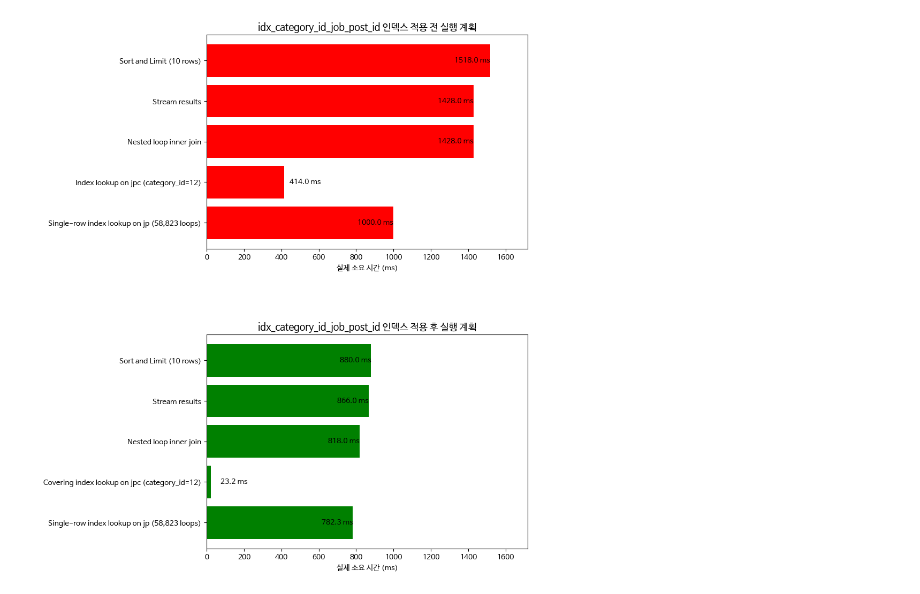
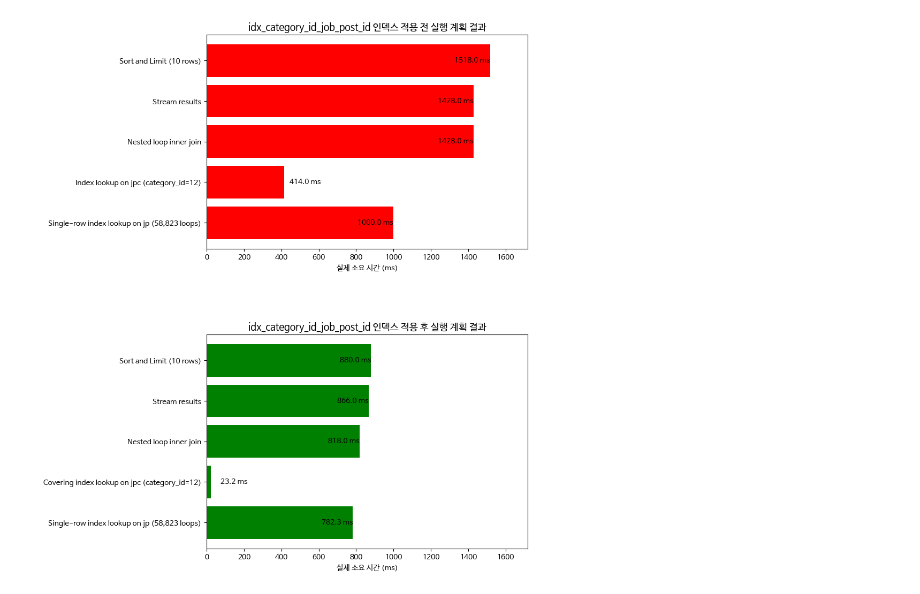
Before and after one commit to itonse/google-colab-archive, a Jupyter notebook: goohaeyou_index.ipynb, the cells around one changed output. Saved outputs shown, nothing was run; the diff lists cells and outputs as text; code cells hidden in the pictures.

```diff
--- a/goohaeyou_index.ipynb
+++ b/goohaeyou_index.ipynb
@@ -47,34 +47,34 @@ fig, ax = plt.subplots(2, 1, figsize=(12, 12))
 
 # 복합 인덱스 적용 전 실행 계획 시각화
 ax[0].barh(df_before_corrected['Step'], df_before_corrected['Actual Time (ms)'], color='red')
-ax[0].set_title('idx_category_id_job_post_id 인덱스 적용 전 실행 계획', fontsize=13)
+ax[0].set_title('idx_category_id_job_post_id 인덱스 적용 전 실행 계획 결과', fontsize=13)
 ax[0].set_xlabel('실제 소요 시간 (ms)')
 ax[0].set_xlim(0, x_max + 200)
 ax[0].set_xticks(x_ticks)
 ax[0].invert_yaxis()
 for index, value in enumerate(df_before_corrected['Actual Time (ms)']):
     if df_before_corrected['Step'][index] == 'Index lookup on jpc (category_id=12)':
         ax[0].text(value + 30, index, f'{value:.1f} ms', va='center', ha='left', fontsize=10, color='black')
     else:
         ax[0].text(value, index, f'{value:.1f} ms', va='center', ha='right', fontsize=10, color='black')
 
 # 복합 인덱스 적용 후 실행 계획 시각화
 ax[1].barh(df_after_corrected['Step'], df_after_corrected['Actual Time (ms)'], color='green')
-ax[1].set_title('idx_category_id_job_post_id 인덱스 적용 후 실행 계획', fontsize=13)
+ax[1].set_title('idx_category_id_job_post_id 인덱스 적용 후 실행 계획 결과', fontsize=13)
 ax[1].set_xlabel('실제 소요 시간 (ms)')
 ax[1].set_xlim(0, x_max + 200)
 ax[1].set_xticks(x_ticks)
 ax[1].invert_yaxis()
 for index, value in enumerate(df_after_corrected['Actual Time (ms)']):
     if "Covering index lookup on jpc" in df_after_corrected['Step'][index]:
         ax[1].text(value + 50, index, f'{value:.1f} ms', va='center', ha='left', fontsize=10, color='black')
     else:
         ax[1].text(value, index, f'{value:.1f} ms', va='center', ha='right', fontsize=10, color='black')
 
 # 그래프 간격 조정
 plt.subplots_adjust(top=0.9, bottom=0.1, left=0.4, right=0.9, hspace=0.4)
 
 # 그래프 출력
 plt.show()
 # %% [output]
-[figure, old version]
+[figure, new version]
```
